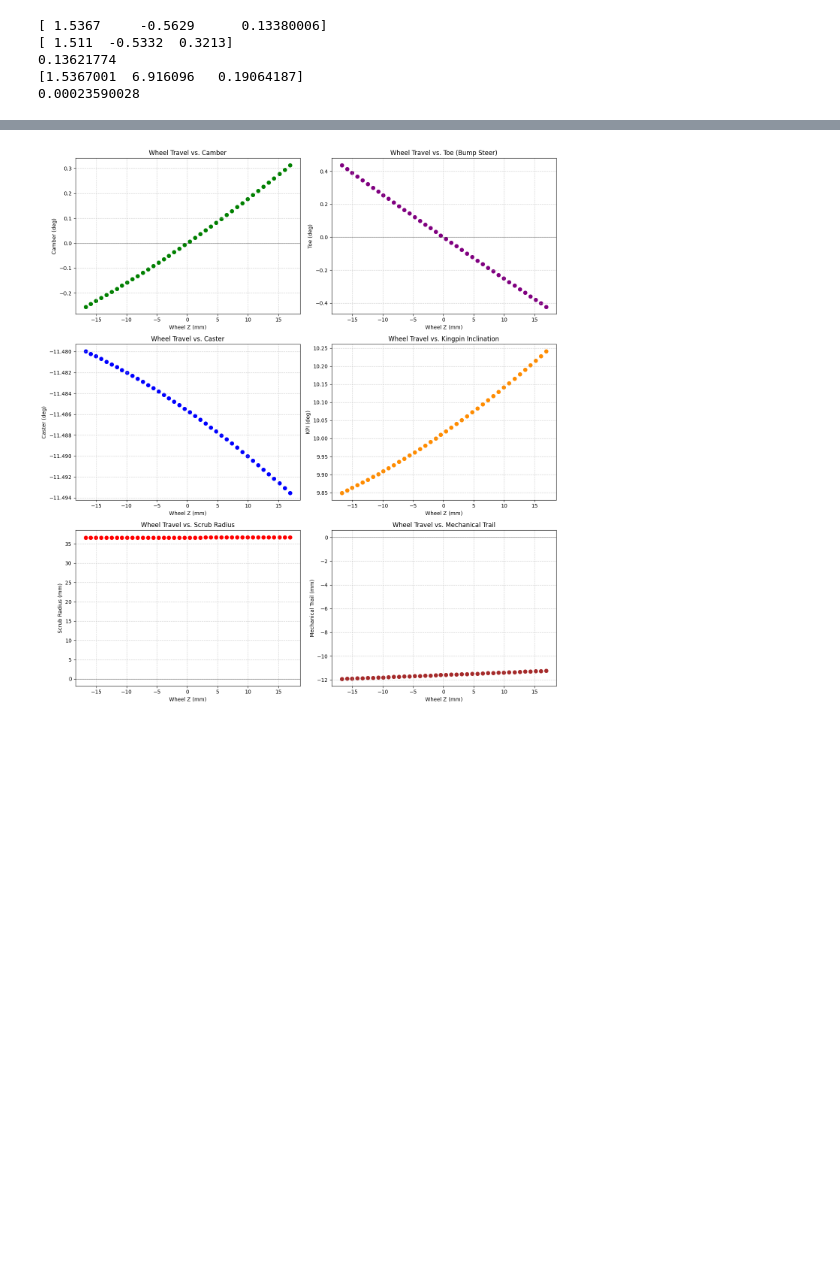
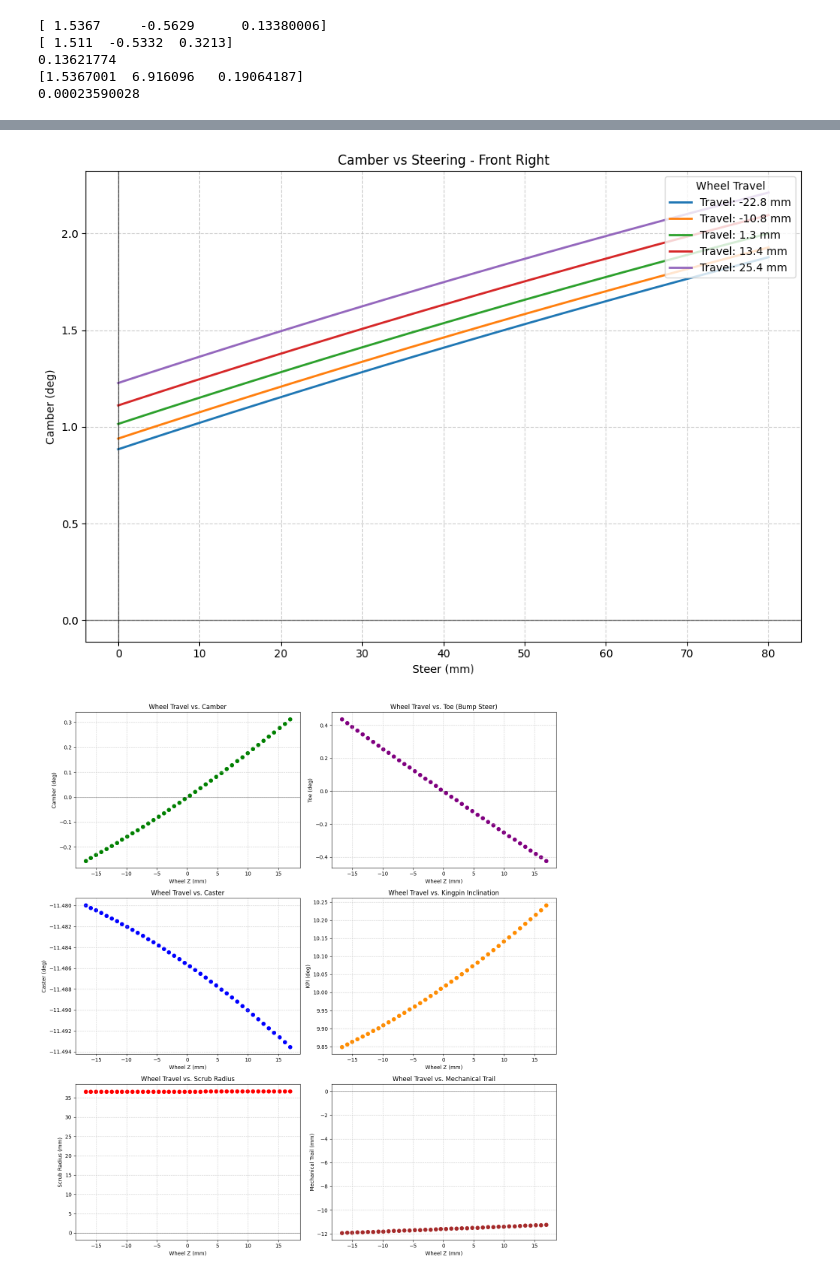
Before and after one commit to Bfoke/Sims-and-Calculators, a Jupyter notebook: Kinematics/SuspensionTest.ipynb, the cells around one changed output, grey strips where cells are left out. Saved outputs shown, nothing was run; the diff lists cells and outputs as text; code cells hidden in the pictures; blank space fills up the shorter version.

```diff
--- a/Kinematics/SuspensionTest.ipynb
+++ b/Kinematics/SuspensionTest.ipynb
@@ -157,3 +207,58 @@ plt.show()
+# %%
+'''CAMBER-STEER SURFACE SWEEP (STEER ON X, CAMBER ON Y)'''
+
+# 1. Setup Parameters
+corner_name = "front_right"
+params = load_suspension_params("hardpoints.yaml", corner_name)
+
+# 2. Define the Sweep Ranges
+thetas = jnp.radians(jnp.linspace(-5.0, 5.0, 5))
+
+# Actual values used in solver
+steer_range = jnp.linspace(0, 0.01, 30)
+
+# Artificial x-axis for plotting
+steer_range_plot = jnp.linspace(0, 80, 30)
+
+plt.figure(figsize=(10, 7))
+
+# 3. Outer Loop: Travel (each line), Inner Loop: Steer (x-axis)
+for t in thetas:
+
+    temp_steer = []
+    temp_camber = []
+
+    for s_real, s_plot in zip(steer_range, steer_range_plot):
+
+        # Use REAL steering value in solver
+        metrics = solve_and_measure_corner(t, s_real, params)
+
+        # Use ARTIFICIAL value for plotting
+        temp_steer.append(s_plot)
+
+        temp_camber.append(jnp.degrees(metrics["camber"]))
+
+    # Label each line by travel position
+    travel_mm = metrics["contact_point"][2] * 1000
+    label = f"Travel: {travel_mm:.1f} mm"
+
+    plt.plot(temp_steer, temp_camber, label=label, linewidth=2)
+
+# 4. Formatting
+plt.axhline(0, color='black', linewidth=1.0, alpha=0.5)
+plt.axvline(0, color='black', linewidth=1.0, alpha=0.5)
+
+plt.title(f"Camber vs Steering - {corner_name.replace('_', ' ').title()}")
+plt.xlabel("Steer (mm)")
+plt.ylabel("Camber (deg)")
+
+plt.legend(title="Wheel Travel", loc='upper right')
+plt.grid(True, linestyle='--', alpha=0.6)
+
+plt.tight_layout()
+plt.show()
+# %% [output]
+[figure, added]
 # %%
 '''SWEEP TEST BLOCK - REAR'''
 
```
Also changed, not shown: parts of 2 cells of this notebook, 3 other files.
